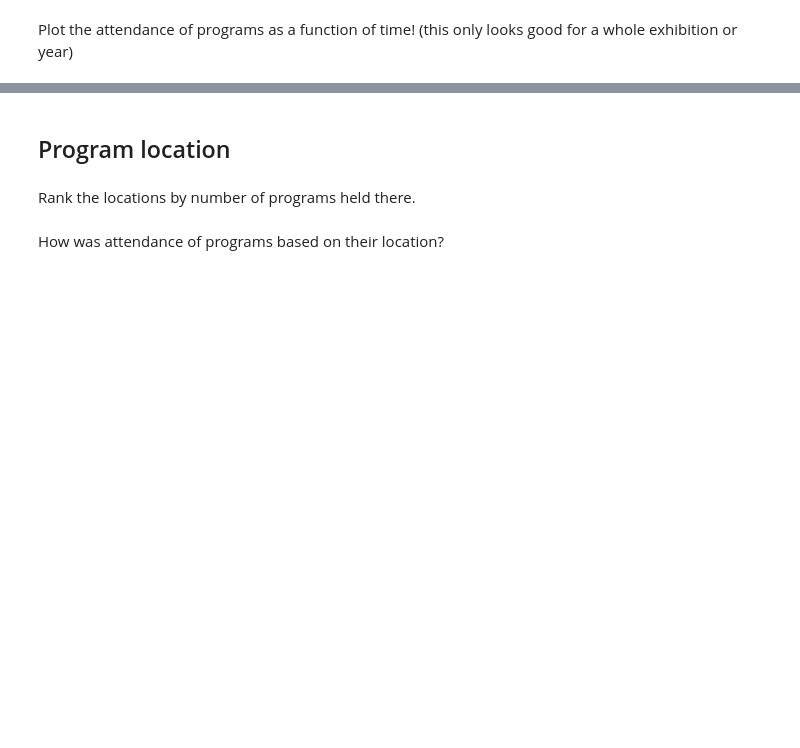
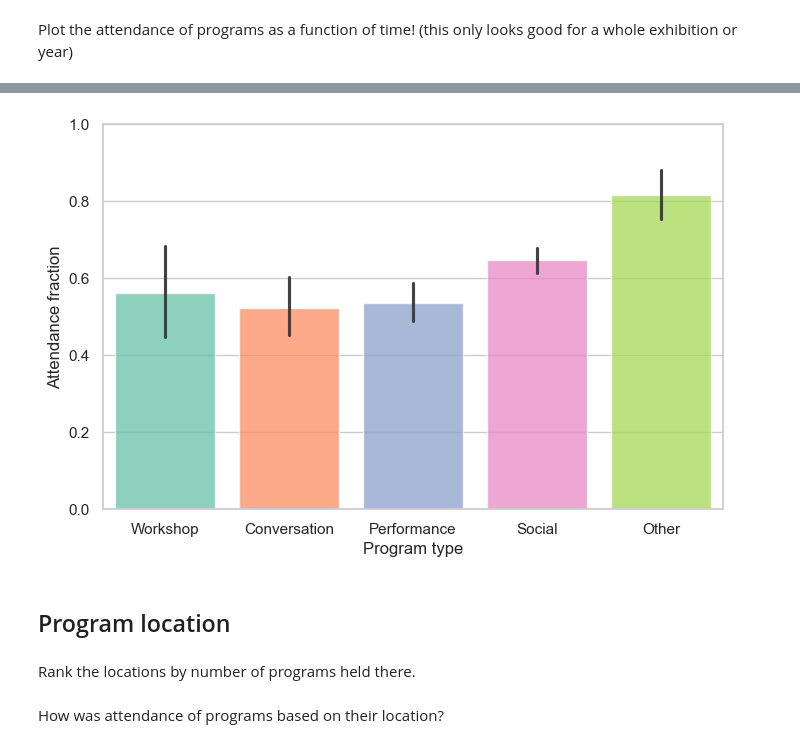
Before and after one commit to abigailStev/altru-shenanigans, a Jupyter notebook: Quarterly/quant_annual.ipynb, the cells around one changed output, grey strips where cells are left out. Cells and saved outputs as stored; diff of their text form; code cells hidden in the pictures; blank space fills up the shorter version.

```diff
--- a/Quarterly/quant_annual.ipynb
+++ b/Quarterly/quant_annual.ipynb
@@ -122,7 +125,7 @@ The code expects an .xlsx data file made in Altru with the 'Program Query: Food
 # %% [markdown]
 Run this next cell to assign that file name to a variable and read in the excel file, then make a Pandas Dataframe called `programs` with the cleaned data. It will print basic information about the `programs` dataframe.
 # %%
-prefix = "FY25-all"
+prefix = "fy26-all"
 q_dir = "./%s/" % (prefix)
 # %%
 # program_xlsx_file = button1.files[0]
@@ -310,3 +371,12 @@ Name: Percentage, dtype: object
+# %%
+fig, ax = plt.subplots(figsize=(8,5))
+fig = sns.barplot(data=programs.sort_values('Type'), x='Type', y='Percentage', palette='Set2',
+                  hue='Type', saturation=1, alpha=0.75, errorbar=('ci', 90))
+ax.set(xlabel="Program type", ylabel="Attendance fraction", ylim=(0, 1.0))
+fig.figure.savefig(q_dir+"program_type_bar.png", bbox_inches='tight')
+plt.show()
+# %% [output]
+[figure, added]
 # %% [markdown]
 ## Program location
 # %% [markdown]
```
Also changed, not shown: parts of 48 cells of this notebook, 1 other file.
